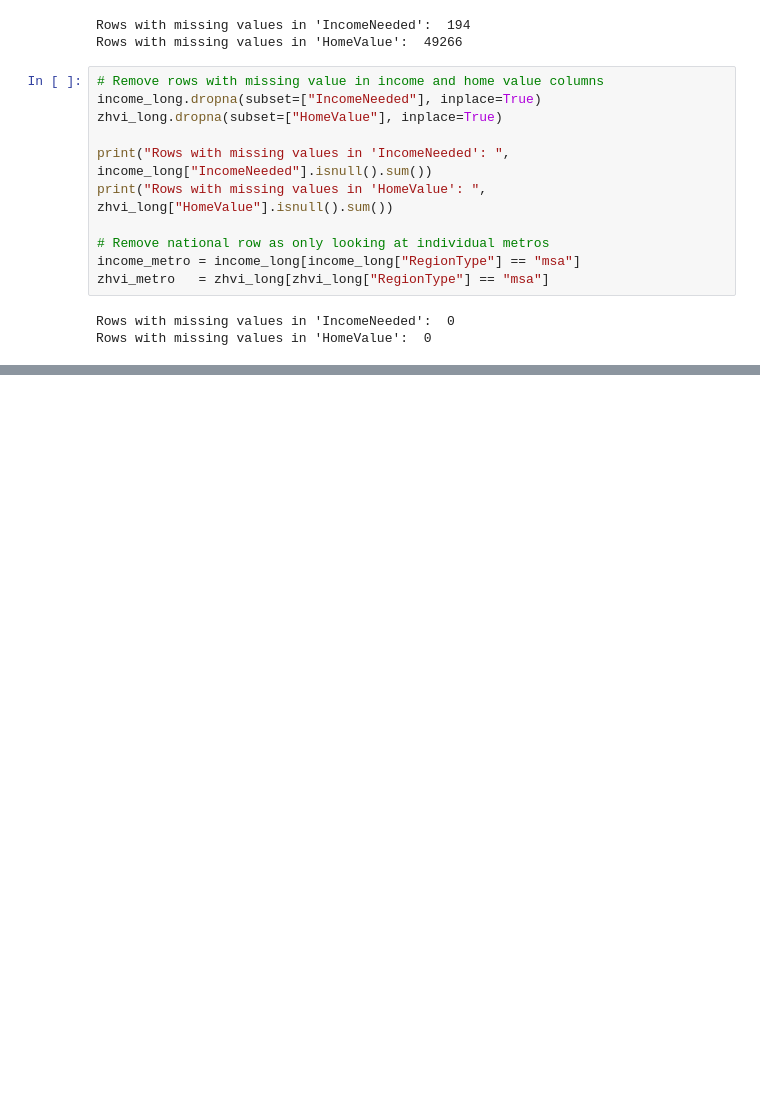
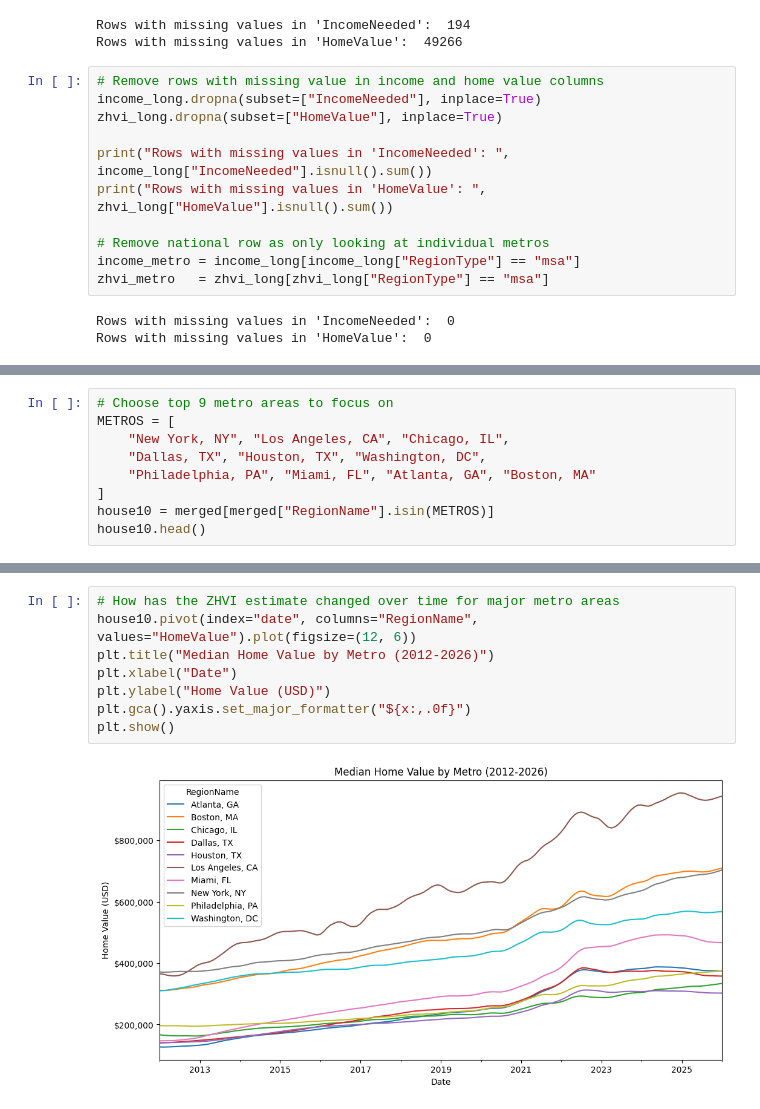
Before and after one commit to jkolo1/STA141B-Final-Project-Group-15, a Jupyter notebook: Housing Project.ipynb, the cells around one changed output, grey strips where cells are left out. Cells and saved outputs as stored; diff of their text form; blank space fills up the shorter version.

```diff
--- a/Housing Project.ipynb
+++ b/Housing Project.ipynb
@@ -106,0 +116,9 @@ merged.head()
+# %%
+# Choose top 9 metro areas to focus on
+METROS = [
+    "New York, NY", "Los Angeles, CA", "Chicago, IL",
+    "Dallas, TX", "Houston, TX", "Washington, DC",
+    "Philadelphia, PA", "Miami, FL", "Atlanta, GA", "Boston, MA"
+]
+house10 = merged[merged["RegionName"].isin(METROS)]
+house10.head()
@@ -106,0 +132,10 @@ merged.head()
+# %%
+# How has the ZHVI estimate changed over time for major metro areas
+house10.pivot(index="date", columns="RegionName", values="HomeValue").plot(figsize=(12, 6))
+plt.title("Median Home Value by Metro (2012-2026)")
+plt.xlabel("Date")
+plt.ylabel("Home Value (USD)")
+plt.gca().yaxis.set_major_formatter("${x:,.0f}")
+plt.show()
+# %% [output]
+[figure, added]
```
Also changed, not shown: parts of 10 cells of this notebook.
